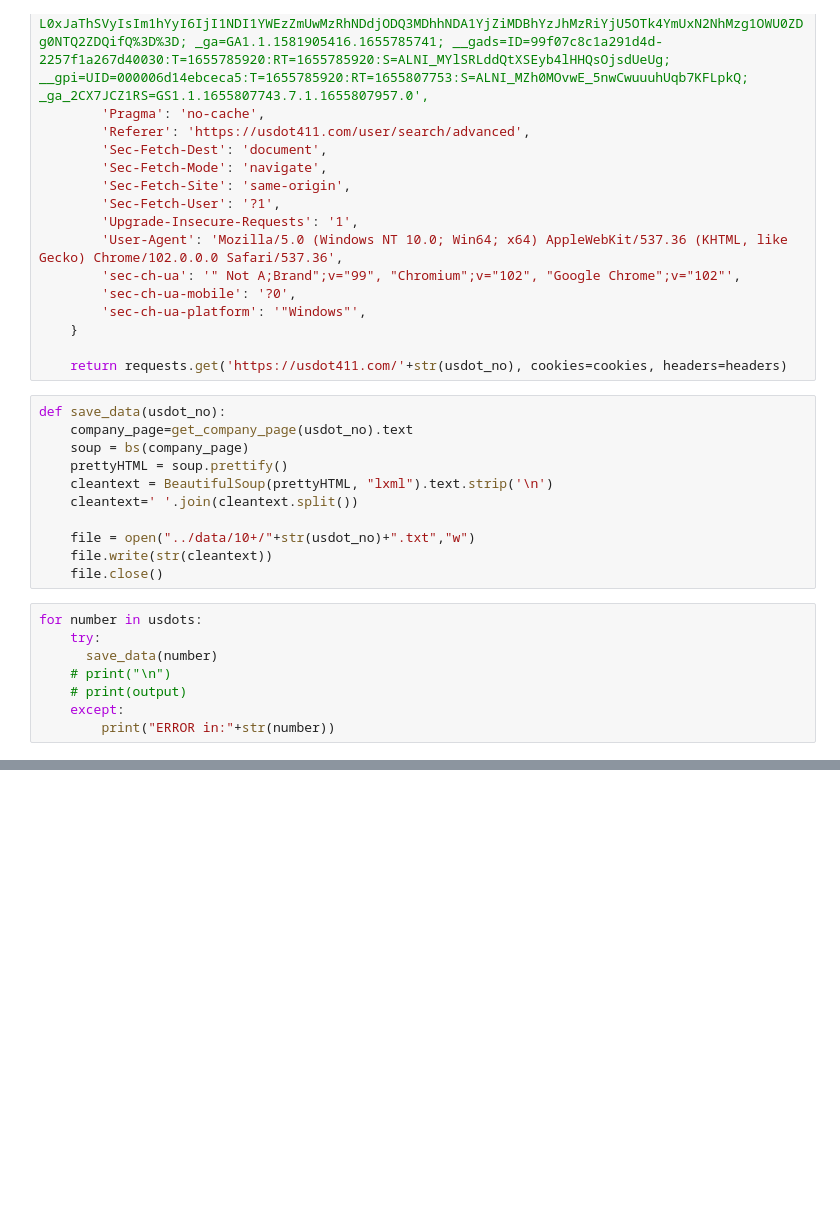
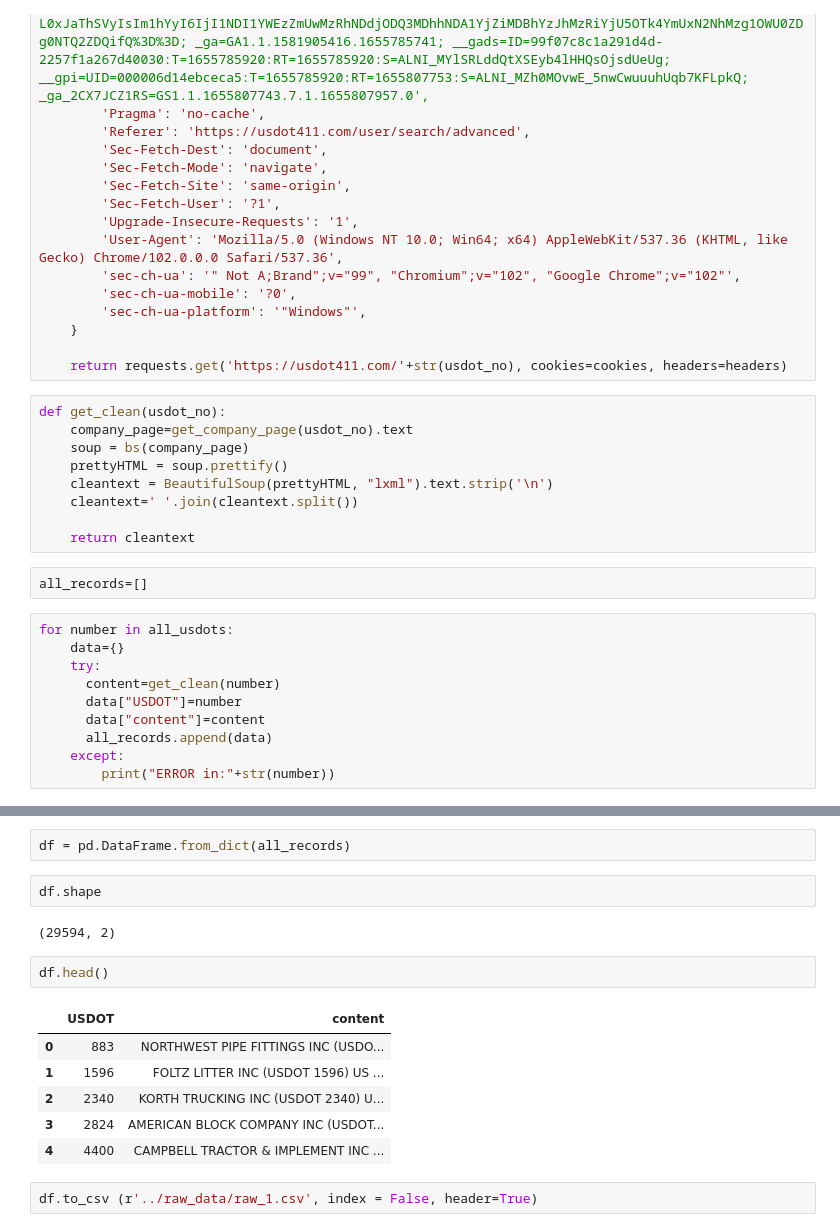
Before and after one commit to kainotech/usdot-scraper, a Jupyter notebook: testings/save_clean_content.ipynb, the cells around one changed output, grey strips where cells are left out. Saved outputs shown, nothing was run; the diff lists cells and outputs as text; blank space fills up the shorter version.

```diff
--- a/testings/save_clean_content.ipynb
+++ b/testings/save_clean_content.ipynb
@@ -113,21 +54,23 @@ def get_company_page(usdot_no):
 
     return requests.get('https://usdot411.com/'+str(usdot_no), cookies=cookies, headers=headers)
 # %%
-def save_data(usdot_no):
+def get_clean(usdot_no):
     company_page=get_company_page(usdot_no).text
     soup = bs(company_page)
     prettyHTML = soup.prettify()
     cleantext = BeautifulSoup(prettyHTML, "lxml").text.strip('\n')
     cleantext=' '.join(cleantext.split())
 
-    file = open("../data/10+/"+str(usdot_no)+".txt","w")
-    file.write(str(cleantext))
-    file.close()
+    return cleantext
+# %%
+all_records=[]
 # %%
-for number in usdots:
+for number in all_usdots:
+    data={}
     try:
-      save_data(number)
-    # print("\n")
-    # print(output)
+      content=get_clean(number)
+      data["USDOT"]=number
+      data["content"]=content
+      all_records.append(data)
     except:
         print("ERROR in:"+str(number))
@@ -133,0 +102,17 @@ for number in usdots:
+# %%
+df = pd.DataFrame.from_dict(all_records)
+# %%
+df.shape
+# %% [output]
+(29594, 2)
+# %%
+df.head()
+# %% [output]
+|  | USDOT | content |
+| 0 | 883 | NORTHWEST PIPE FITTINGS INC (USDO... |
+| 1 | 1596 | FOLTZ LITTER INC (USDOT 1596) US ... |
+| 2 | 2340 | KORTH TRUCKING INC (USDOT 2340) U... |
+| 3 | 2824 | AMERICAN BLOCK COMPANY INC (USDOT... |
+| 4 | 4400 | CAMPBELL TRACTOR & IMPLEMENT INC ... |
+# %%
+df.to_csv (r'../raw_data/raw_1.csv', index = False, header=True)
```
Also changed, not shown: parts of 9 cells of this notebook, 17 other files.
